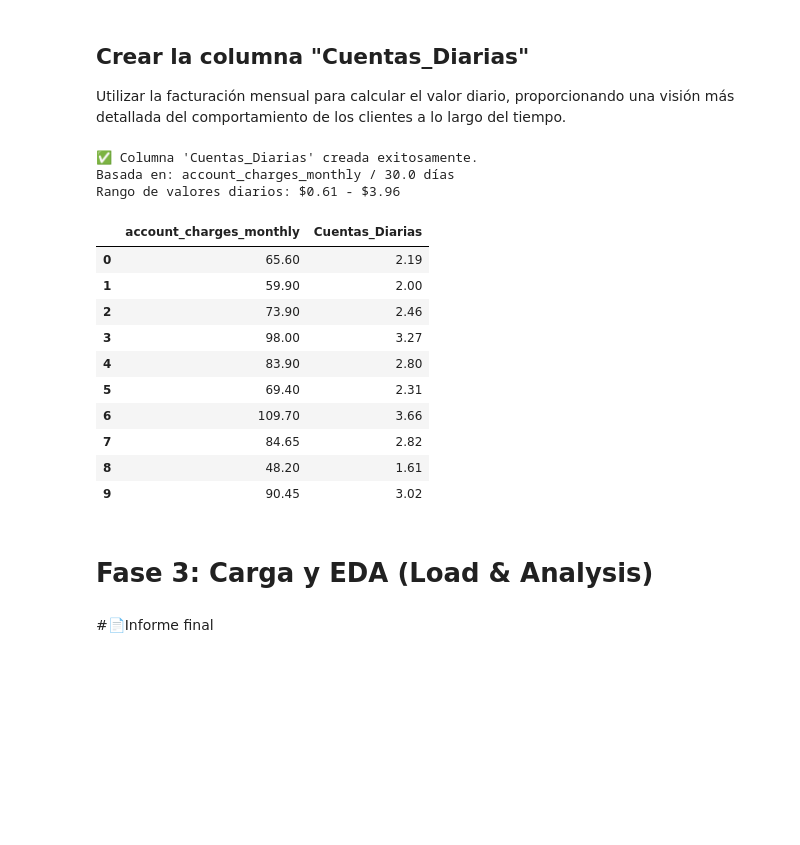
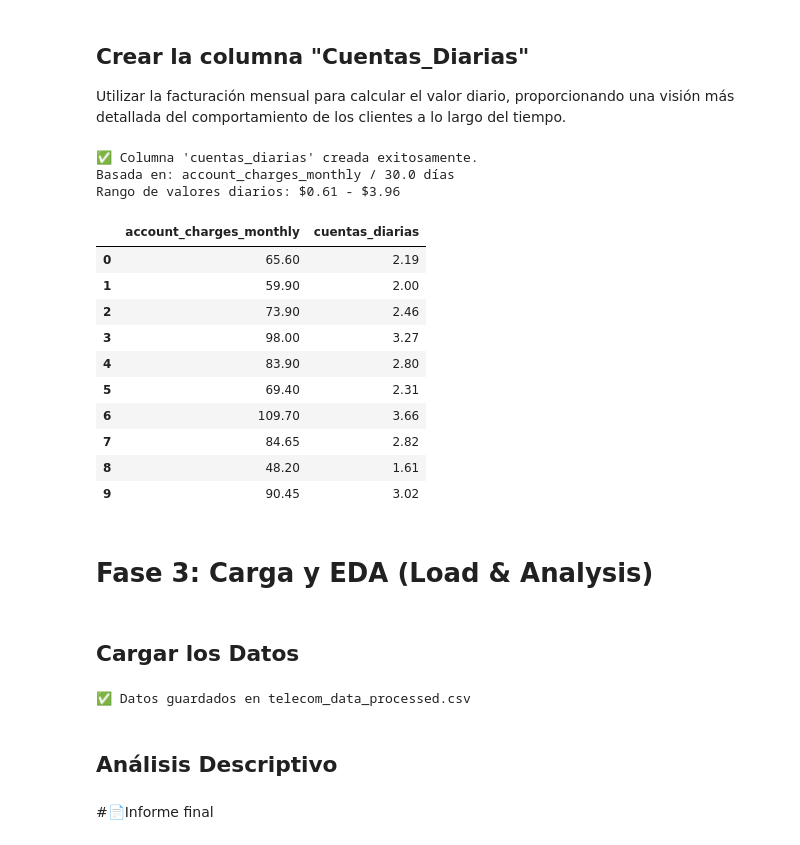
Before and after one commit to marianoInsa/ONE-TelecomX, a Jupyter notebook: Challenge-TelecomX.ipynb, the cells around one changed output. Saved outputs shown, nothing was run; the diff lists cells and outputs as text; code cells hidden in the pictures; blank space fills up the shorter version.

Commit message:
add: carga de datos

```diff
--- a/Challenge-TelecomX.ipynb
+++ b/Challenge-TelecomX.ipynb
@@ -22,7 +22,7 @@ def extraer_datos(url: str) -> pd.DataFrame | None:
         response = requests.get(url)
         response.raise_for_status()
 
-        data = response.json()
+        data = json.loads(response.text)
 
         df = pd.DataFrame(data)
         print(f"✅ Datos extraídos con éxito. \nDimensiones: {df.shape}")
@@ -627,18 +627,18 @@ def crear_columna_cuentas_diarias(df: pd.DataFrame, monthly_column: str, new_col
 transformed_df = crear_columna_cuentas_diarias(
     df=transformed_df,
     monthly_column='account_charges_monthly',
-    new_column='Cuentas_Diarias',
+    new_column='cuentas_diarias',
     days_per_month=30.0
 )
 # %% [output]
-✅ Columna 'Cuentas_Diarias' creada exitosamente.
+✅ Columna 'cuentas_diarias' creada exitosamente.
 Basada en: account_charges_monthly / 30.0 días
 Rango de valores diarios: $0.61 - $3.96
 # %%
 # Verificar la nueva columna
-transformed_df[['account_charges_monthly', 'Cuentas_Diarias']].head(10)
+transformed_df[['account_charges_monthly', 'cuentas_diarias']].head(10)
 # %% [output]
-|  | account_charges_monthly | Cuentas_Diarias |
+|  | account_charges_monthly | cuentas_diarias |
 | 0 | 65.60 | 2.19 |
 | 1 | 59.90 | 2.00 |
 | 2 | 73.90 | 2.46 |
@@ -651,3 +651,5 @@ transformed_df[['account_charges_monthly', 'Cuentas_Diarias']].head(10)
 | 9 | 90.45 | 3.02 |
 # %% [markdown]
 # Fase 3: Carga y EDA (Load & Analysis)
+# %% [markdown]
+## Cargar los Datos
@@ -654,2 +675,8 @@ transformed_df[['account_charges_monthly', 'Cuentas_Diarias']].head(10)
+# %%
+cargar_datos("csv", transformed_df, "telecom_data_processed.csv")
+# %% [output]
+✅ Datos guardados en telecom_data_processed.csv
+# %% [markdown]
+## Análisis Descriptivo
 # %% [markdown]
 #📄Informe final
```
Also changed, not shown: parts of 1 cell of this notebook, 1 other file.
